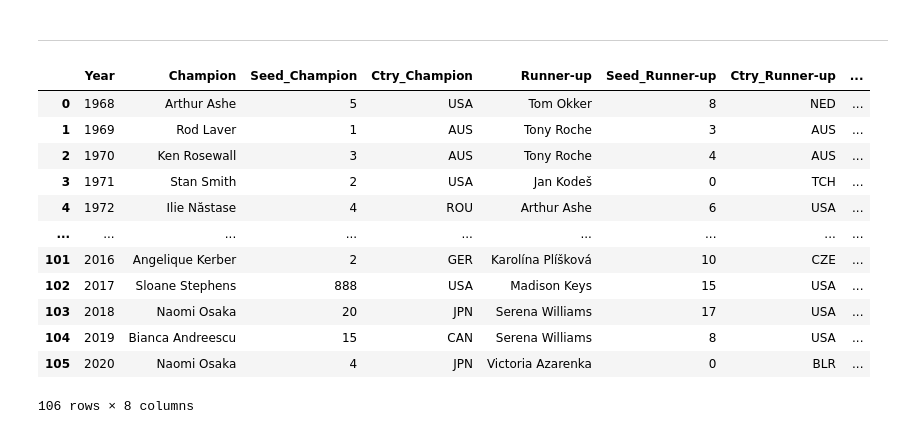
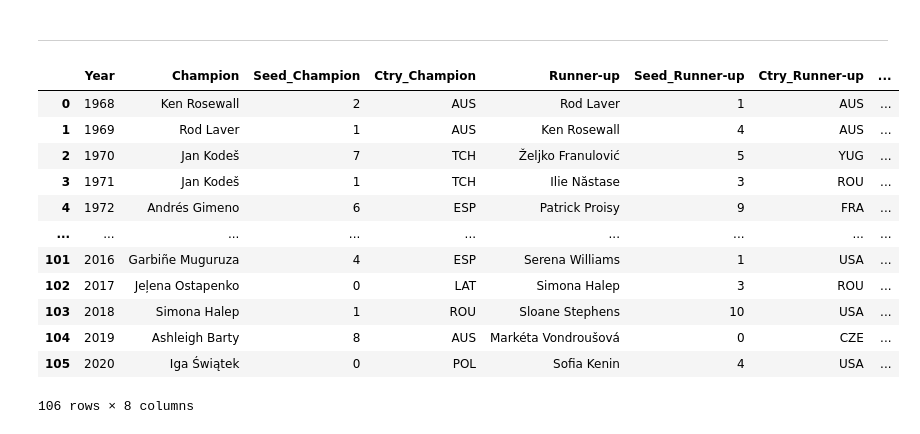
Before and after one commit to S0nia11/Projet_Sp-, a Jupyter notebook: Nettoyage data/Datasets/Matchs/Structure_datasets.ipynb, the cells around one changed output. Cells and saved outputs as stored; diff of their text form; code cells hidden in the pictures.

```diff
--- a/Nettoyage data/Datasets/Matchs/Structure_datasets.ipynb
+++ b/Nettoyage data/Datasets/Matchs/Structure_datasets.ipynb
@@ -337,20 +337,18 @@ df_merged_wb.to_csv('Wimbledon Champs.csv', index=False)
 ------------------------------------------------------------------------------------------------------------------------------------------------------------------------
 # %%
 df_fr = pd.read_csv('French_OpenChamps_Singles.csv')
-df_gs = pd.read_csv('Grand_Slam_OpenChamps.csv')
-df_us = pd.read_csv('US_OpenChamps.csv')
-df_
+df_fr
 # %% [output]
 |  | Year | Champion | Seed_Champion | Ctry_Champion | Runner-up | Seed_Runner-up | Ctry_Runner-up | ... |
-| 0 | 1968 | Arthur Ashe | 5 | USA | Tom Okker | 8 | NED | ... |
-| 1 | 1969 | Rod Laver | 1 | AUS | Tony Roche | 3 | AUS | ... |
-| 2 | 1970 | Ken Rosewall | 3 | AUS | Tony Roche | 4 | AUS | ... |
-| 3 | 1971 | Stan Smith | 2 | USA | Jan Kodeš | 0 | TCH | ... |
-| 4 | 1972 | Ilie Năstase | 4 | ROU | Arthur Ashe | 6 | USA | ... |
+| 0 | 1968 | Ken Rosewall | 2 | AUS | Rod Laver | 1 | AUS | ... |
+| 1 | 1969 | Rod Laver | 1 | AUS | Ken Rosewall | 4 | AUS | ... |
+| 2 | 1970 | Jan Kodeš | 7 | TCH | Željko Franulović | 5 | YUG | ... |
+| 3 | 1971 | Jan Kodeš | 1 | TCH | Ilie Năstase | 3 | ROU | ... |
+| 4 | 1972 | Andrés Gimeno | 6 | ESP | Patrick Proisy | 9 | FRA | ... |
 | ... | ... | ... | ... | ... | ... | ... | ... | ... |
-| 101 | 2016 | Angelique Kerber | 2 | GER | Karolína Plíšková | 10 | CZE | ... |
-| 102 | 2017 | Sloane Stephens | 888 | USA | Madison Keys | 15 | USA | ... |
-| 103 | 2018 | Naomi Osaka | 20 | JPN | Serena Williams | 17 | USA | ... |
-| 104 | 2019 | Bianca Andreescu | 15 | CAN | Serena Williams | 8 | USA | ... |
-| 105 | 2020 | Naomi Osaka | 4 | JPN | Victoria Azarenka | 0 | BLR | ... |
+| 101 | 2016 | Garbiñe Muguruza | 4 | ESP | Serena Williams | 1 | USA | ... |
+| 102 | 2017 | Jeļena Ostapenko | 0 | LAT | Simona Halep | 3 | ROU | ... |
+| 103 | 2018 | Simona Halep | 1 | ROU | Sloane Stephens | 10 | USA | ... |
+| 104 | 2019 | Ashleigh Barty | 8 | AUS | Markéta Vondroušová | 0 | CZE | ... |
+| 105 | 2020 | Iga Świątek | 0 | POL | Sofia Kenin | 4 | USA | ... |
 106 rows × 8 columns
```
Also changed, not shown: parts of 3 cells of this notebook.
